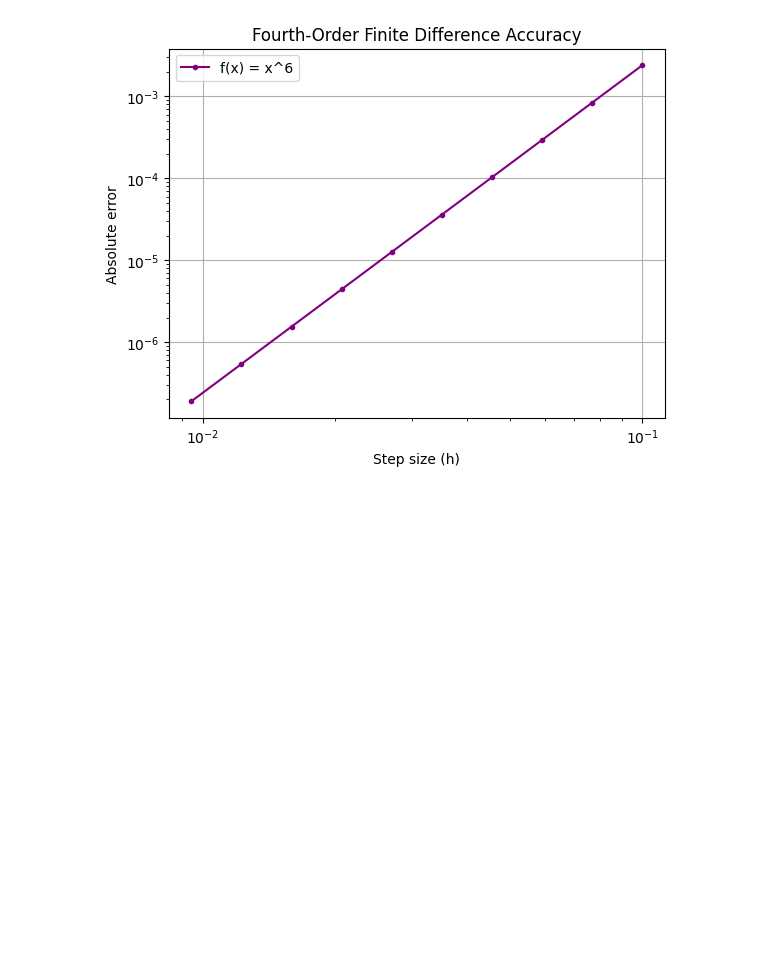
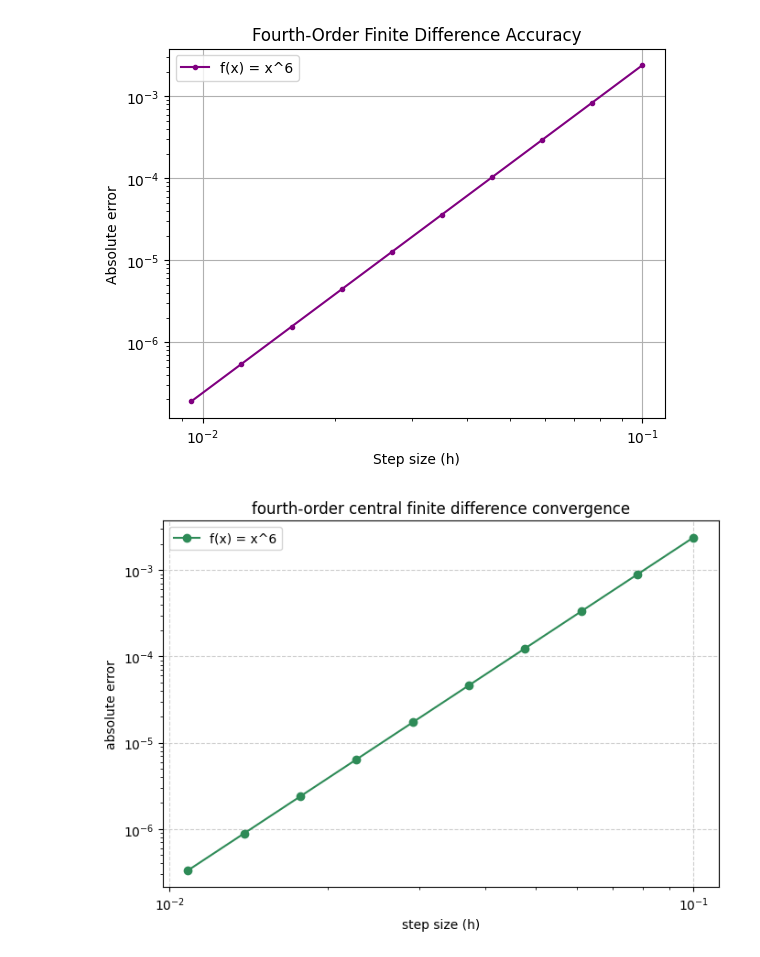
Before and after one commit to anafer25/Numerical-Differentiation-with-Fourth-Order-Finite-Difference, a Jupyter notebook: 4thOrderDifferenceMethod.ipynb, the cells around one changed output. Saved outputs shown, nothing was run; the diff lists cells and outputs as text; code cells hidden in the pictures; blank space fills up the shorter version.

```diff
--- a/4thOrderDifferenceMethod.ipynb
+++ b/4thOrderDifferenceMethod.ipynb
@@ -56,3 +56,71 @@ plt.legend()
 plt.show()
 # %% [output]
 [figure]
+# %%
+import numpy as np
+import matplotlib.pyplot as plt
+
+# example function to differentiate
+def sixth_power_func(x):
+    return x**6
+
+class CentralDiff4thOrder:
+    """
+    compute derivatives using a fourth-order central finite difference formula:
+    f'(x) ≈ (-f(x+2h) + 8f(x+h) - 8f(x-h) + f(x-2h)) / (12h)
+    """
+    def __init__(self, func, step_size):
+        self.func = func
+        self._h = step_size  # step size (internal)
+
+    def get_step(self):
+        """return current step size"""
+        return self._h
+
+    def set_step(self, new_h):
+        """update step size"""
+        self._h = new_h
+
+    def derivative_at(self, x_point):
+        """compute derivative at x_point using 4th-order central difference"""
+        h = self._h
+        return (
+            -self.func(x_point + 2*h)
+            + 8*self.func(x_point + h)
+            - 8*self.func(x_point - h)
+            + self.func(x_point - 2*h)
+        ) / (12*h)
+
+# initialize parameters
+initial_h = 0.1
+num_steps = 10
+x_points = np.zeros(num_steps)
+errors = np.zeros(num_steps)
+evaluation_point = 1.0
+exact_derivative = 6.0  # derivative of x^6 at x=1
+
+# create derivative calculator
+central_diff = CentralDiff4thOrder(sixth_power_func, initial_h)
+
+# compute derivative errors for decreasing step sizes
+for i in range(num_steps):
+    approx = central_diff.derivative_at(evaluation_point)
+    errors[i] = abs(approx - exact_derivative)
+    x_points[i] = central_diff.get_step()
+    # reduce step size by a slightly different factor
+    central_diff.set_step(central_diff.get_step() / 1.28)
+
+# plot error vs step size on log-log scale
+plt.figure(figsize=(7,5))
+plt.plot(x_points, errors, 'o-', color='seagreen', label='f(x) = x^6')
+plt.xlabel('step size (h)')
+plt.ylabel('absolute error')
+plt.title('fourth-order central finite difference convergence')
+plt.xscale('log')
+plt.yscale('log')
+plt.grid(True, linestyle='--', alpha=0.6)
+plt.legend()
+plt.tight_layout()
+plt.show()
+# %% [output]
+[figure, added]
```
